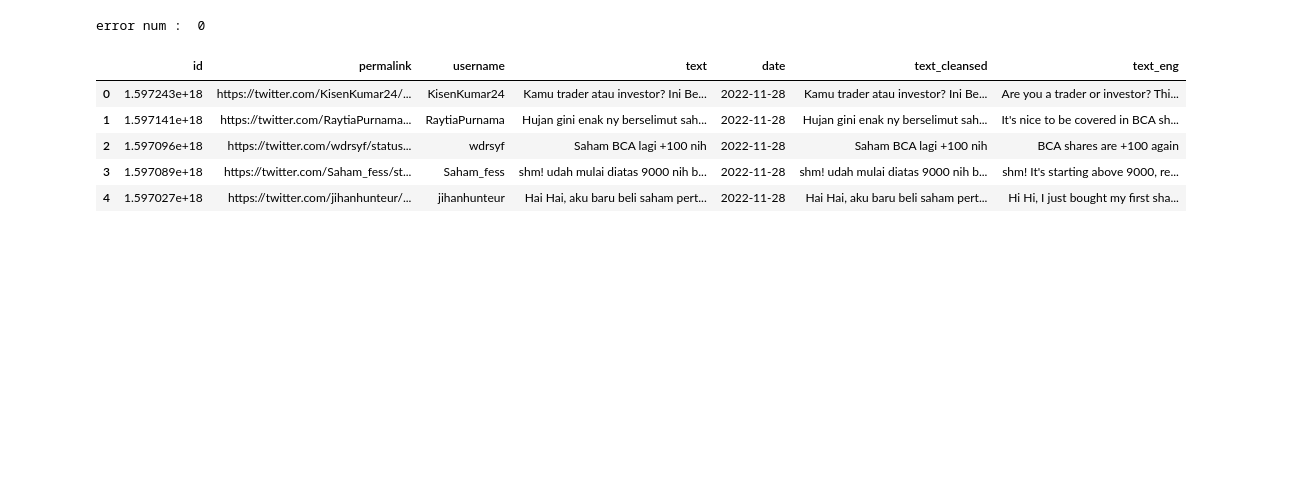
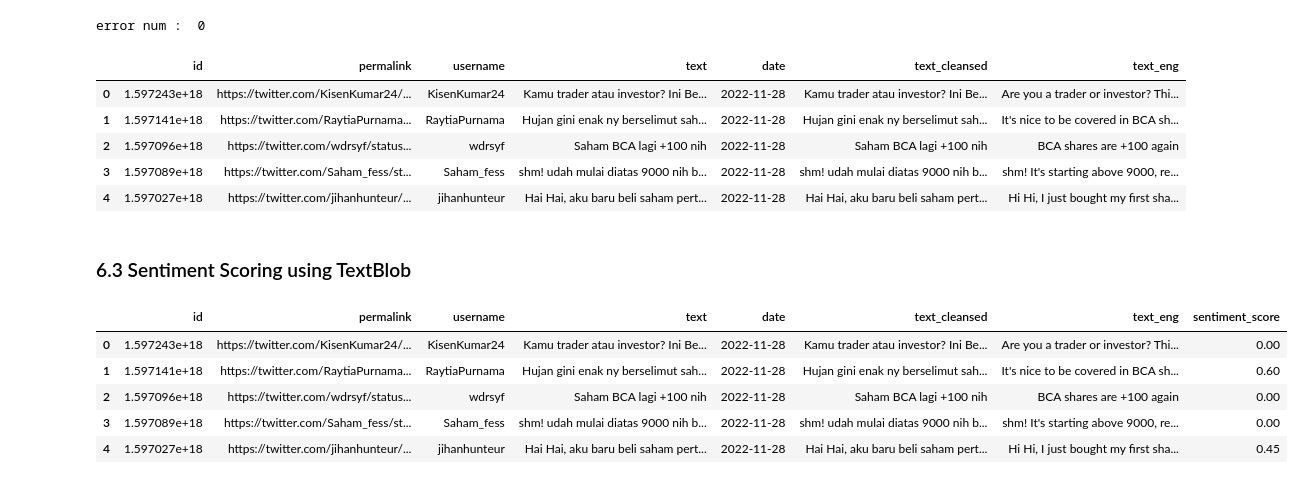
Before and after one commit to isaidhs/Data-Analytics-Notebook, a Jupyter notebook: bbca-stocks-forecasting-using-sentiment-analysis.ipynb, the cells around one changed output. Cells and saved outputs as stored; diff of their text form; code cells hidden in the pictures; blank space fills up the shorter version.

```diff
--- a/bbca-stocks-forecasting-using-sentiment-analysis.ipynb
+++ b/bbca-stocks-forecasting-using-sentiment-analysis.ipynb
@@ -210,3 +234,21 @@ error num :  0
 | 2 | 1.597096e+18 | https://twitter.com/wdrsyf/status... | wdrsyf | Saham BCA lagi +100 nih | 2022-11-28 | Saham BCA lagi +100 nih | BCA shares are +100 again |
 | 3 | 1.597089e+18 | https://twitter.com/Saham_fess/st... | Saham_fess | shm! udah mulai diatas 9000 nih b... | 2022-11-28 | shm! udah mulai diatas 9000 nih b... | shm! It's starting above 9000, re... |
 | 4 | 1.597027e+18 | https://twitter.com/jihanhunteur/... | jihanhunteur | Hai Hai, aku baru beli saham pert... | 2022-11-28 | Hai Hai, aku baru beli saham pert... | Hi Hi, I just bought my first sha... |
+# %% [markdown]
+### 6.3 Sentiment Scoring using TextBlob
+# %%
+score_list = []
+for te in bca_sentiment["text_eng"]:
+    blob = TextBlob(te)
+    sentiment_score = blob.sentiment.polarity
+    score_list.append(sentiment_score)
+
+bca_sentiment["sentiment_score"] = score_list
+bca_sentiment.head()
+# %% [output]
+|  | id | permalink | username | text | date | text_cleansed | text_eng | sentiment_score |
+| 0 | 1.597243e+18 | https://twitter.com/KisenKumar24/... | KisenKumar24 | Kamu trader atau investor? Ini Be... | 2022-11-28 | Kamu trader atau investor? Ini Be... | Are you a trader or investor? Thi... | 0.00 |
+| 1 | 1.597141e+18 | https://twitter.com/RaytiaPurnama... | RaytiaPurnama | Hujan gini enak ny berselimut sah... | 2022-11-28 | Hujan gini enak ny berselimut sah... | It's nice to be covered in BCA sh... | 0.60 |
+| 2 | 1.597096e+18 | https://twitter.com/wdrsyf/status... | wdrsyf | Saham BCA lagi +100 nih | 2022-11-28 | Saham BCA lagi +100 nih | BCA shares are +100 again | 0.00 |
+| 3 | 1.597089e+18 | https://twitter.com/Saham_fess/st... | Saham_fess | shm! udah mulai diatas 9000 nih b... | 2022-11-28 | shm! udah mulai diatas 9000 nih b... | shm! It's starting above 9000, re... | 0.00 |
+| 4 | 1.597027e+18 | https://twitter.com/jihanhunteur/... | jihanhunteur | Hai Hai, aku baru beli saham pert... | 2022-11-28 | Hai Hai, aku baru beli saham pert... | Hi Hi, I just bought my first sha... | 0.45 |
```
Also changed, not shown: parts of 31 cells of this notebook.
